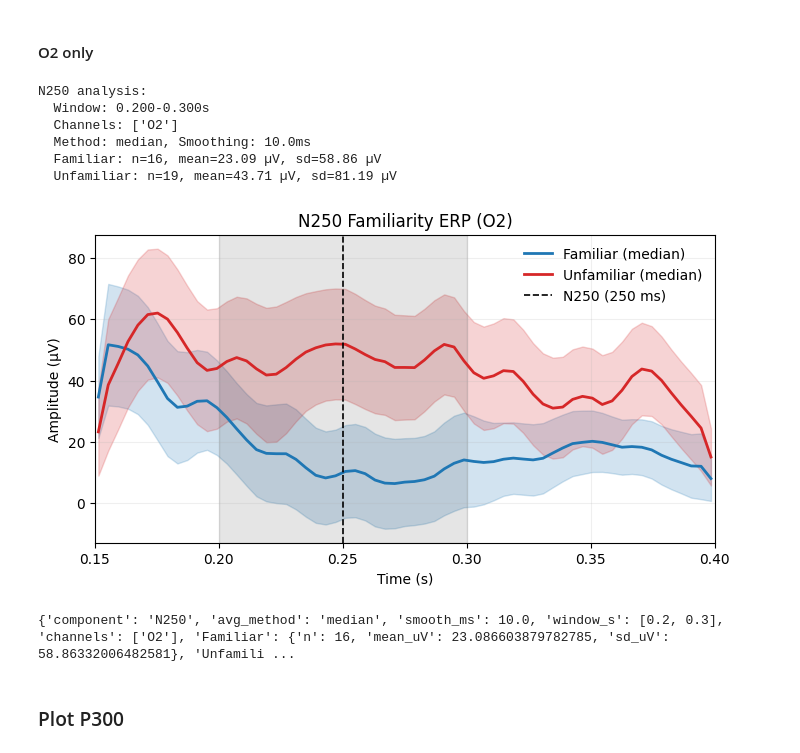
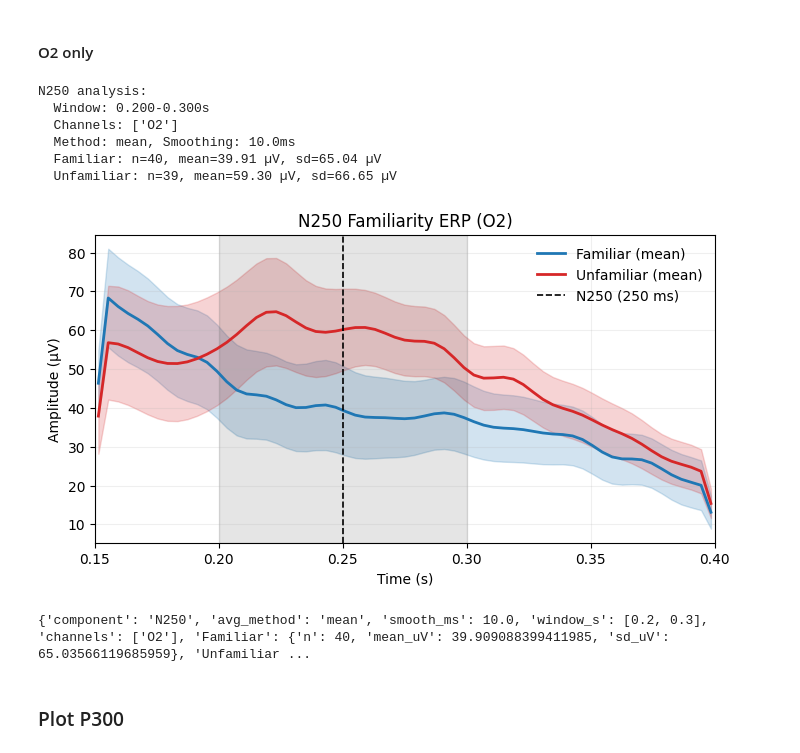
Before and after one commit to YouniPark/FYDP-rename_later-, a Jupyter notebook: poc/eeg_analysis/EEG_Data_Analysis.ipynb, the cells around one changed output. Cells and saved outputs as stored; diff of their text form; code cells hidden in the pictures.

```diff
--- a/poc/eeg_analysis/EEG_Data_Analysis.ipynb
+++ b/poc/eeg_analysis/EEG_Data_Analysis.ipynb
@@ -462,7 +458,7 @@ Re-reference channels using common average reference (CAR).
 Examines post-reference standard deviation of mean, which should be close to 0.
 # %%
 ## Common Average Reference (CAR)
-avg_channels = ["CZ", "T7", "T8", "P7", "P8", "O2"]  # Exclude O1 and Pz from CAR for Exp 3
+avg_channels = ["CZ", "T8", "P7", "P8", "O2"]  # Exclude O1, Pz, and T7 from CAR for Exp 3
 
 ch_upper_map = {ch.upper(): ch for ch in raw_filt.ch_names}
 picks_in_avg = [ch_upper_map[ch] for ch in avg_channels]
@@ -1103,25 +1210,25 @@ N250 analysis:
 # %%
 ## Plot N250 familiar vs unfamiliar (averaged O2, all valid trials)
 fig, stats = plot_familiar_vs_unfamiliar(
     _base_epochs,
     component="N250",
     picks=["O2"],
     time_window=(0.15, 0.4),
     average=True,
     smooth_ms=10,
-    avg_method="median",
+    avg_method="mean",
     title="N250 Familiarity ERP (O2)",
 )
 print(stats)
 # %% [output]
 N250 analysis:
   Window: 0.200-0.300s
   Channels: ['O2']
-  Method: median, Smoothing: 10.0ms
-  Familiar: n=16, mean=23.09 µV, sd=58.86 µV
-  Unfamiliar: n=19, mean=43.71 µV, sd=81.19 µV
+  Method: mean, Smoothing: 10.0ms
+  Familiar: n=40, mean=39.91 µV, sd=65.04 µV
+  Unfamiliar: n=39, mean=59.30 µV, sd=66.65 µV
-[figure, old version]
+[figure, new version]
-{'component': 'N250', 'avg_method': 'median', 'smooth_ms': 10.0, 'window_s': [0.2, 0.3], 'channels': ['O2'], 'Familiar': {'n': 16, 'mean_uV': 23.086603879782785, 'sd_uV': 58.86332006482581}, 'Unfamili ...
+{'component': 'N250', 'avg_method': 'mean', 'smooth_ms': 10.0, 'window_s': [0.2, 0.3], 'channels': ['O2'], 'Familiar': {'n': 40, 'mean_uV': 39.909088399411985, 'sd_uV': 65.03566119685959}, 'Unfamiliar ...
 # %% [markdown]
 ### Plot P300
 # %% [markdown]
```
Also changed, not shown: parts of 21 cells of this notebook, 2 other files.
